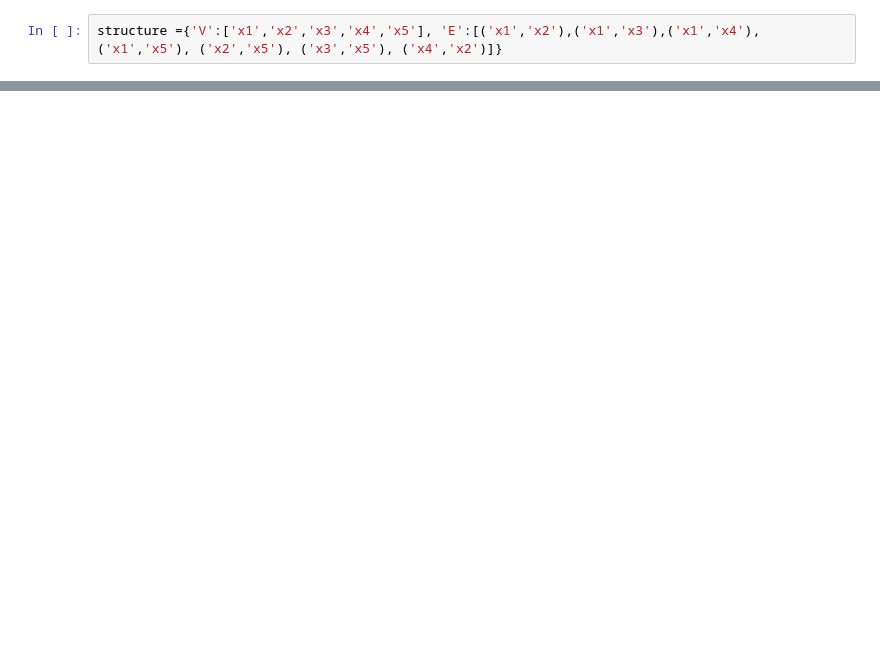
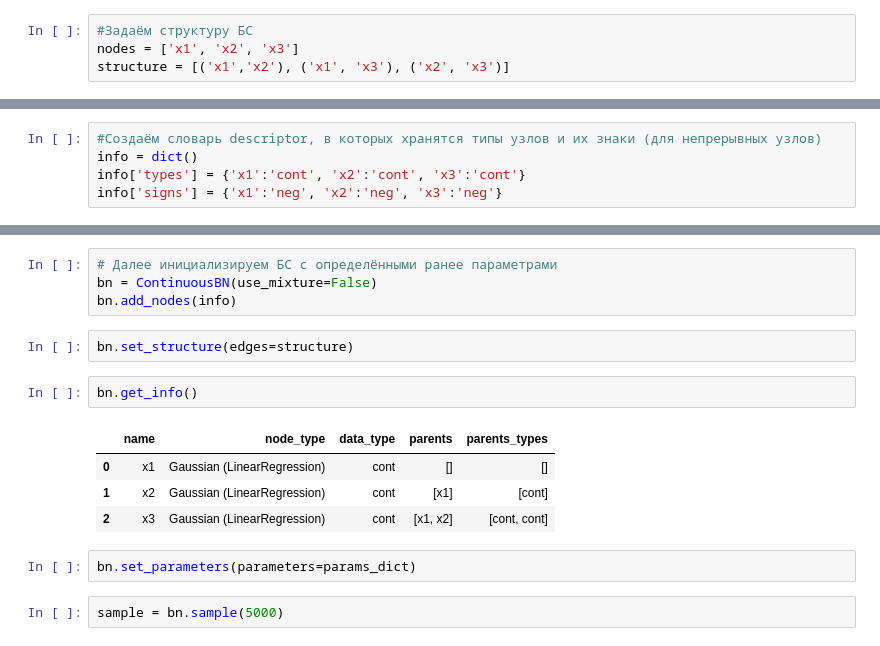
Before and after one commit to Anaxagor/SynthBN, a Jupyter notebook: Tutorial.ipynb, the cells around one changed output, grey strips where cells are left out. Cells and saved outputs as stored; diff of their text form; blank space fills up the shorter version.

```diff
--- a/Tutorial.ipynb
+++ b/Tutorial.ipynb
@@ -22,2 +14,4 @@ params = {'weights':gmm.weights_, 'means':gmm.means_, 'covs':gmm.covariances_}
 # %%
-structure ={'V':['x1','x2','x3','x4','x5'], 'E':[('x1','x2'),('x1','x3'),('x1','x4'),('x1','x5'), ('x2','x5'), ('x3','x5'), ('x4','x2')]}
+#Задаём структуру БС
+nodes = ['x1', 'x2', 'x3']
+structure = [('x1','x2'), ('x1', 'x3'), ('x2', 'x3')]
@@ -42,0 +18,5 @@ sample
+# %%
+#Создаём словарь descriptor, в которых хранятся типы узлов и их знаки (для непрерывных узлов)
+info = dict()
+info['types'] = {'x1':'cont', 'x2':'cont', 'x3':'cont'}
+info['signs'] = {'x1':'neg', 'x2':'neg', 'x3':'neg'}
@@ -42,0 +62,17 @@ sample
+# %%
+# Далее инициализируем БС с определёнными ранее параметрами
+bn = ContinuousBN(use_mixture=False)
+bn.add_nodes(info)
+# %%
+bn.set_structure(edges=structure)
+# %%
+bn.get_info()
+# %% [output]
+|  | name | node_type | data_type | parents | parents_types |
+| 0 | x1 | Gaussian (LinearRegression) | cont | [] | [] |
+| 1 | x2 | Gaussian (LinearRegression) | cont | [x1] | [cont] |
+| 2 | x3 | Gaussian (LinearRegression) | cont | [x1, x2] | [cont, cont] |
+# %%
+bn.set_parameters(parameters=params_dict)
+# %%
+sample = bn.sample(5000)
```
Also changed, not shown: parts of 14 cells of this notebook.
